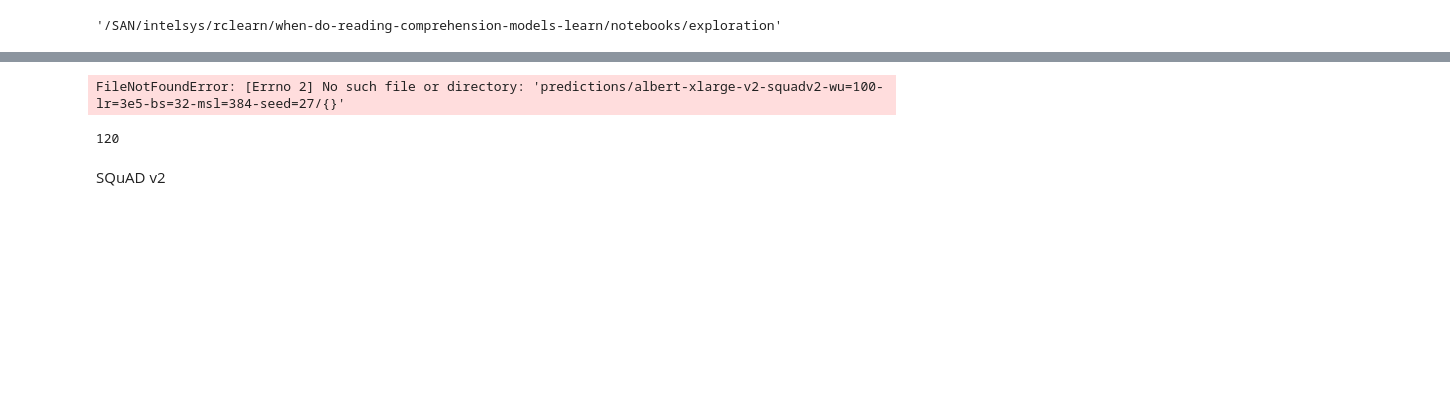
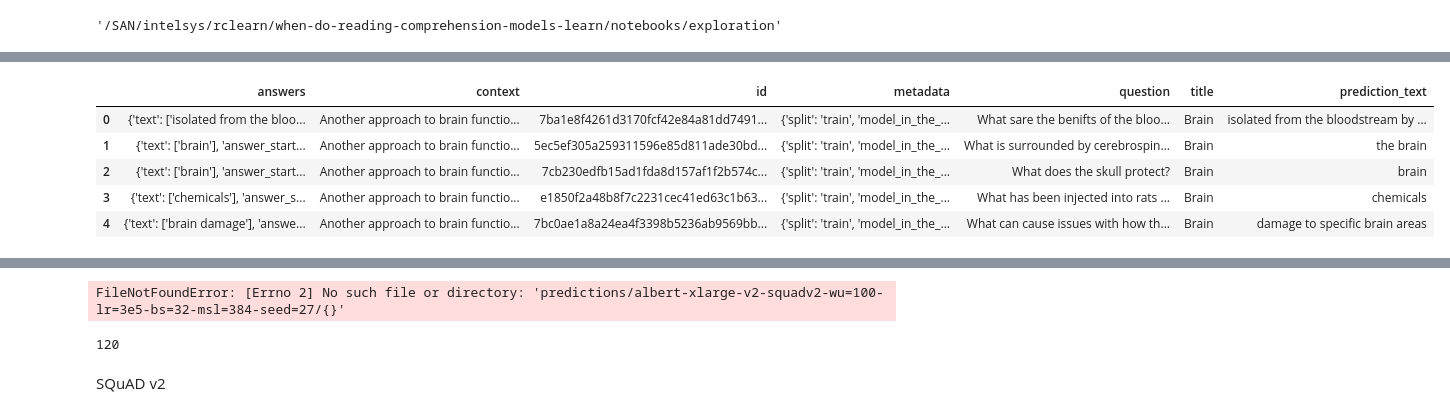
Before and after one commit to stevieg3/when-do-reading-comprehension-models-learn, a Jupyter notebook: notebooks/exploration/00-Check job completion.ipynb, the cells around one changed output, grey strips where cells are left out. Saved outputs shown, nothing was run; the diff lists cells and outputs as text; code cells hidden in the pictures; blank space fills up the shorter version.

Commit message:
Updated to include evaluation on train chart (TBC)

```diff
--- a/notebooks/exploration/00-Check job completion.ipynb
+++ b/notebooks/exploration/00-Check job completion.ipynb
@@ -8,3 +9,9 @@ os.getcwd()
 '/SAN/intelsys/rclearn/when-do-reading-comprehension-models-learn/notebooks/exploration'
 # %%
 os.chdir('../..')
+# %%
+fp = 'predictions/on-train/albert-xlarge-v2-squadv1-adversarialall-wu=100-lr=3e5-bs=32-msl=384-seed=27/checkpoint-7948/predict_predictions.json'
+
+eval_predictions_df = pd.read_json(fp, orient='index')
+eval_predictions_df.reset_index(inplace=True)
+eval_predictions_df.rename(columns={'index': 'id', 0: "prediction_text"}, inplace=True)
@@ -10,0 +37,3 @@ os.chdir('../..')
+# %%
+squad_v1_train = load_dataset('squad', split='train')
+adversarial_qa_train = load_dataset('adversarial_qa', 'adversarialQA')['train']
@@ -10,0 +55,4 @@ os.chdir('../..')
+# %%
+adversarial_qa_train_df = pd.DataFrame(adversarial_qa_train)
+print(adversarial_qa_train_df.shape)
+adversarial_qa_train_df.head()
@@ -10,0 +97,2 @@ os.chdir('../..')
+# %%
+combined = adversarial_qa_train_df.merge(eval_predictions_df, on='id', how='inner')
@@ -10,0 +123,9 @@ os.chdir('../..')
+# %%
+combined.head()
+# %% [output]
+|  | answers | context | id | metadata | question | title | prediction_text |
+| 0 | {'text': ['isolated from the bloo... | Another approach to brain functio... | 7ba1e8f4261d3170fcf42e84a81dd7491... | {'split': 'train', 'model_in_the_... | What sare the benifts of the bloo... | Brain | isolated from the bloodstream by ... |
+| 1 | {'text': ['brain'], 'answer_start... | Another approach to brain functio... | 5ec5ef305a259311596e85d811ade30bd... | {'split': 'train', 'model_in_the_... | What is surrounded by cerebrospin... | Brain | the brain |
+| 2 | {'text': ['brain'], 'answer_start... | Another approach to brain functio... | 7cb230edfb15ad1fda8d157af1f2b574c... | {'split': 'train', 'model_in_the_... | What does the skull protect? | Brain | brain |
+| 3 | {'text': ['chemicals'], 'answer_s... | Another approach to brain functio... | e1850f2a48b8f7c2231cec41ed63c1b63... | {'split': 'train', 'model_in_the_... | What has been injected into rats ... | Brain | chemicals |
+| 4 | {'text': ['brain damage'], 'answe... | Another approach to brain functio... | 7bc0ae1a8a24ea4f3398b5236ab9569bb... | {'split': 'train', 'model_in_the_... | What can cause issues with how th... | Brain | damage to specific brain areas |
```
Also changed, not shown: parts of 28 cells of this notebook, 1 other file.
